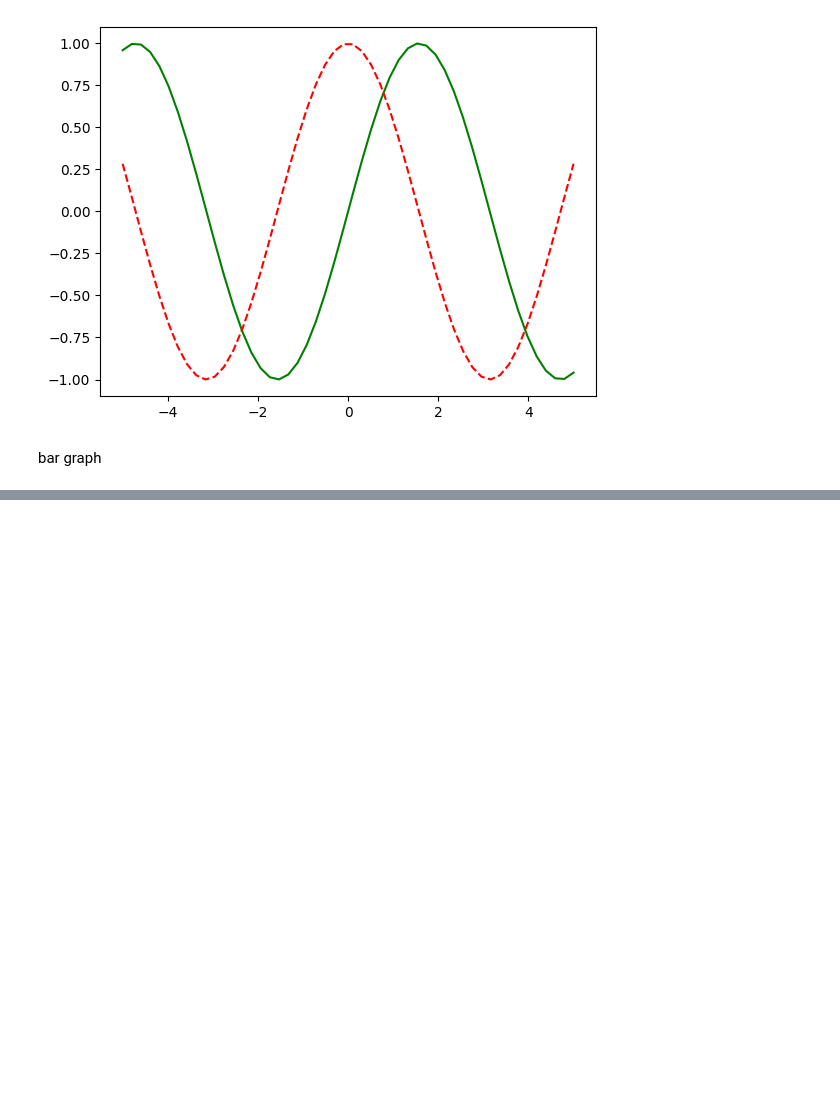
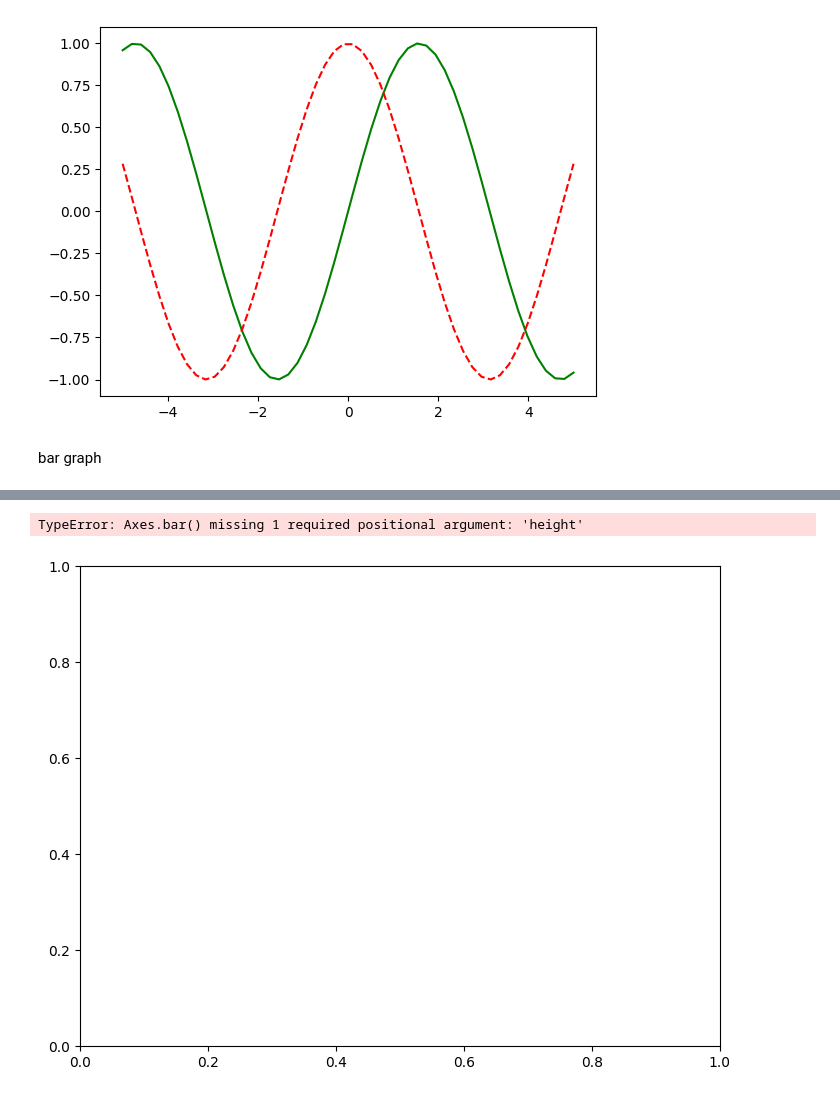
Before and after one commit to DevaNandanJS/ML-and-Deep-Learning-Projects-and-practice, a Jupyter notebook: framework_library_practice/matplot-plac2.ipynb, the cells around one changed output, grey strips where cells are left out. Drawn from its saved outputs; the diff is of its cells as text; code cells hidden in the pictures; blank space fills up the shorter version.

```diff
--- a/framework_library_practice/matplot-plac2.ipynb
+++ b/framework_library_practice/matplot-plac2.ipynb
@@ -49,0 +52,13 @@ plt.show()
+# %%
+fig = plt.figure()
+ax= fig.add_axes([0,0,1,1])
+languages= ['englisg', 'french', 'latin', 'german', 'spanish']
+people= [100, 50, 150, 40, 70]
+
+ax.bar(people, labels= languages, autopct='%1.1f%%')
+
+
+plt.show()
+# %% [output]
+TypeError: Axes.bar() missing 1 required positional argument: 'height'
+[figure, added]
```
Also changed, not shown: parts of 3 cells of this notebook, 1 other file.
